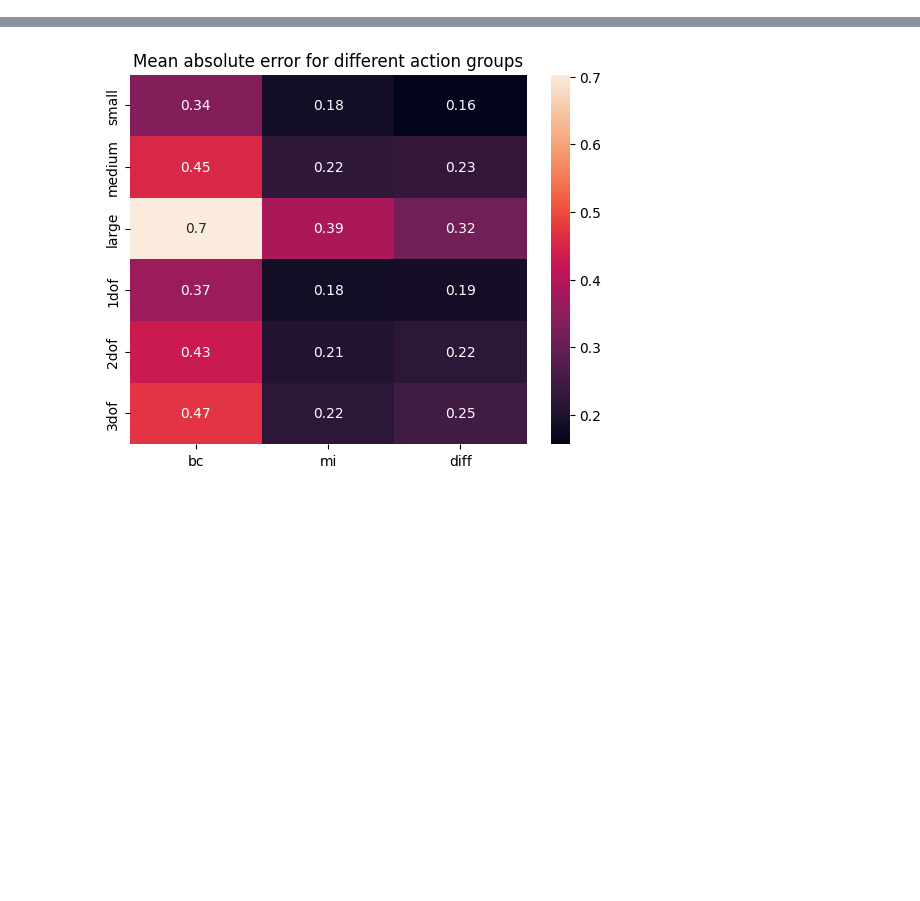
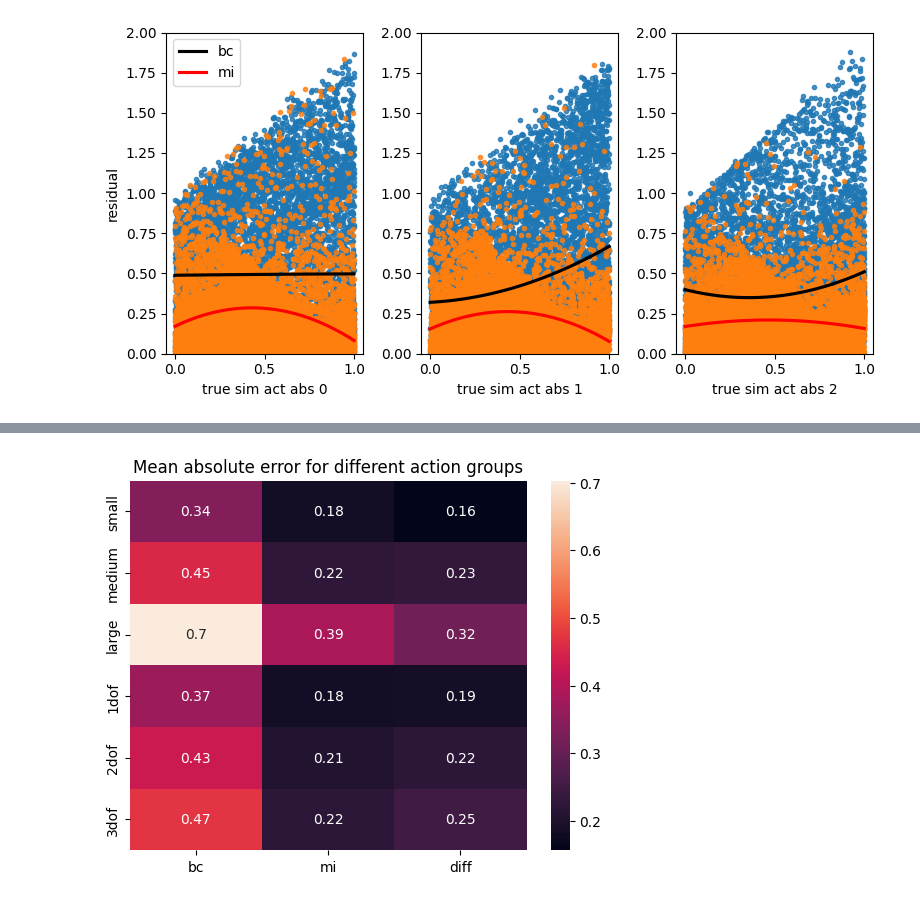
Before and after one commit to KilianFt/LIFT, a Jupyter notebook: notebooks/model_residuals.ipynb, the cells around one changed output, grey strips where cells are left out. Cells and saved outputs as stored; diff of their text form; code cells hidden in the pictures; blank space fills up the shorter version.

```diff
--- a/notebooks/model_residuals.ipynb
+++ b/notebooks/model_residuals.ipynb
@@ -13,0 +189,30 @@ encoders = {
+# %%
+# bc error increase with act magnitude?
+fig, ax = plt.subplots(1, act_dim, figsize=(8, 4))
+for i in range(act_dim):
+    sns.regplot(
+        x=sim_actions[:, i].abs().numpy(),
+        y=sim_residuals["bc"][:, i].abs().numpy(),
+        order=2,
+        marker=".",
+        line_kws={"color": "k", "label": "bc"},
+        ax=ax[i],
+    )
+    sns.regplot(
+        x=sim_actions[:, i].abs().numpy(),
+        y=sim_residuals["mi"][:, i].abs().numpy(),
+        order=2,
+        marker=".",
+        line_kws={"color": "r", "label": "mi"},
+        ax=ax[i],
+    )
+
+    ax[i].set_xlabel(f"true sim act abs {i}")
+    ax[i].set_ylim([0, 2])
+
+ax[0].set_ylabel("residual")
+ax[0].legend()
+plt.tight_layout()
+plt.show()
+# %% [output]
+[figure, added]
```
Also changed, not shown: parts of 16 cells of this notebook.
